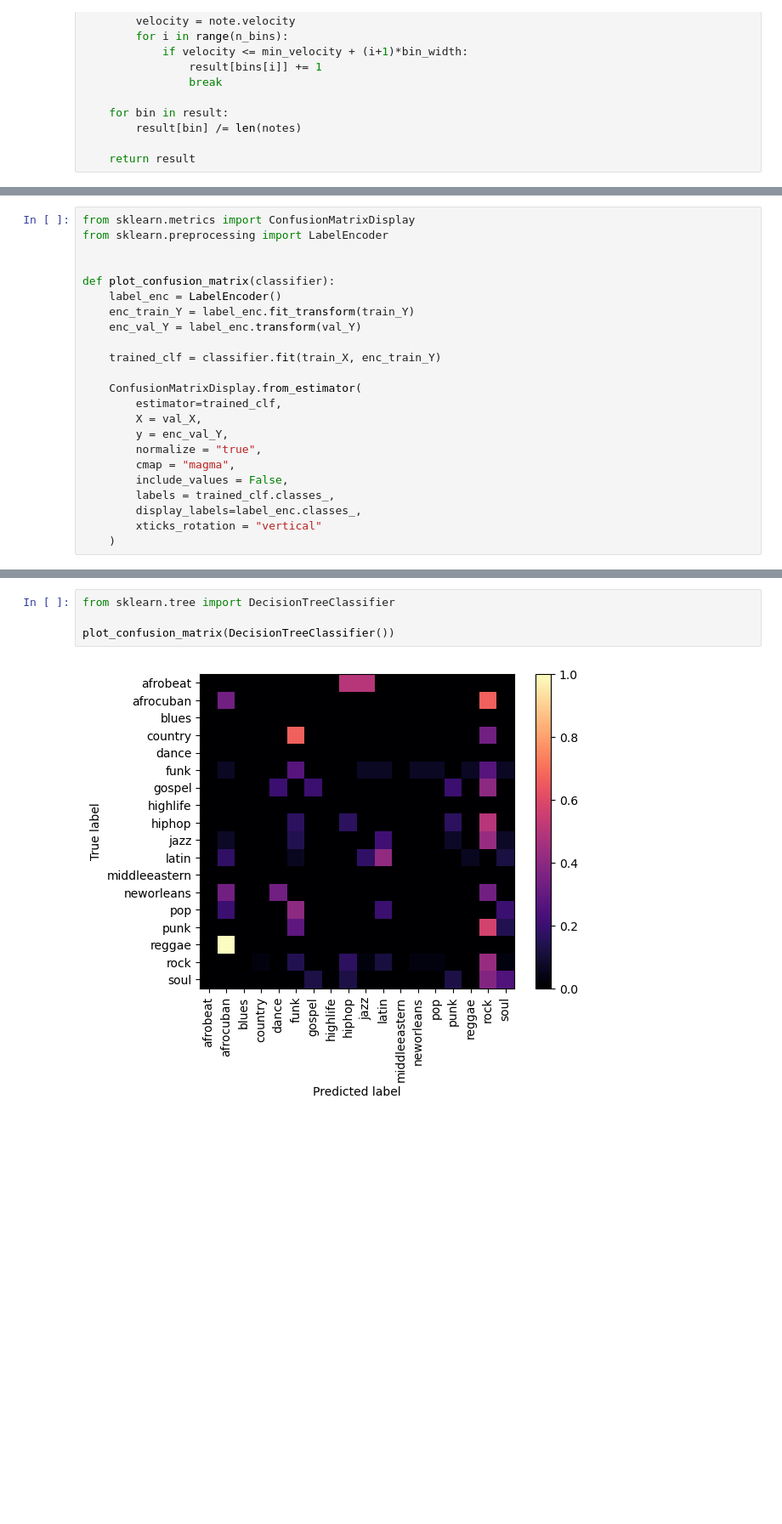
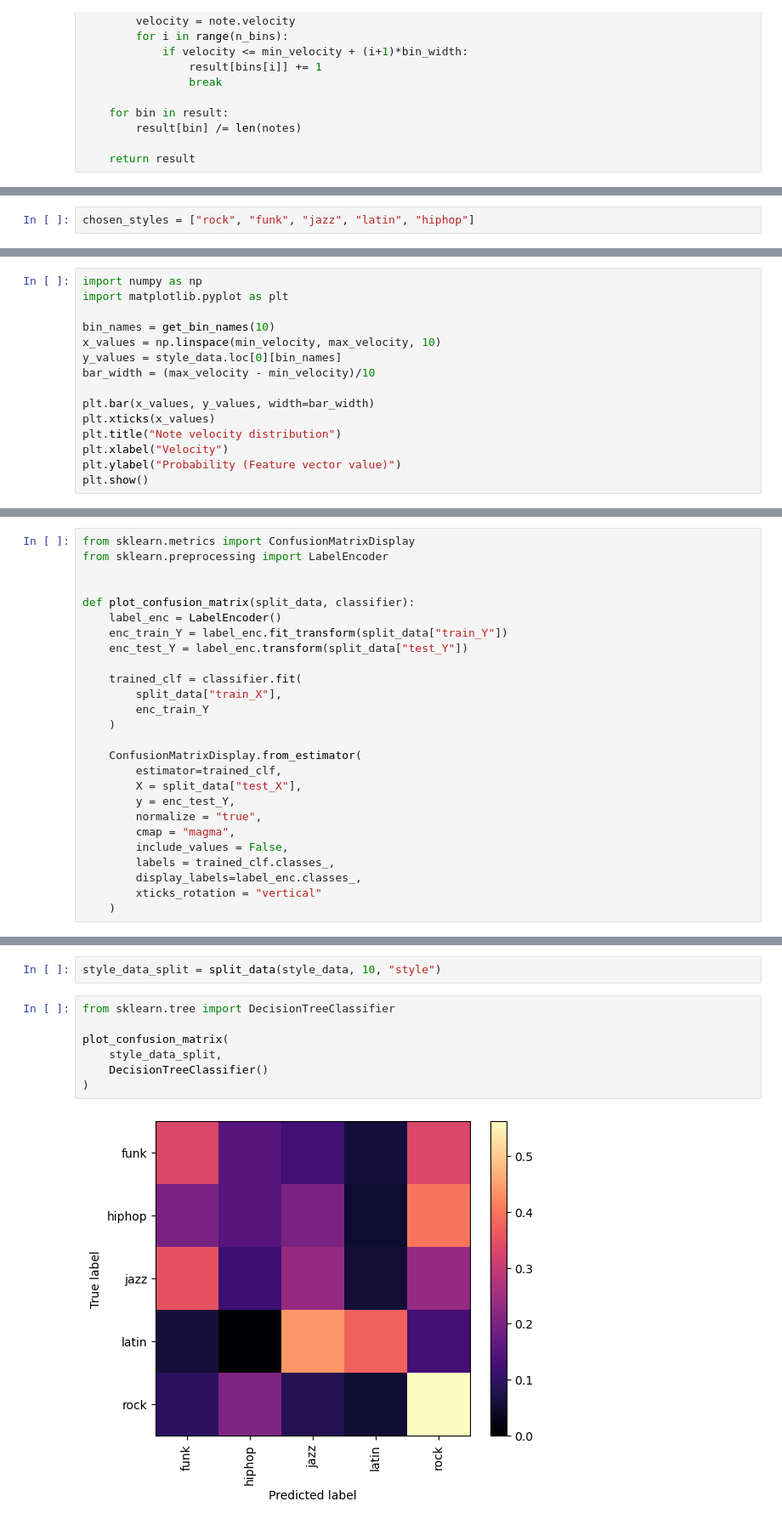
Before and after one commit to kermo-git/DrumMIDIStylePrediction, a Jupyter notebook: project.ipynb, the cells around one changed output, grey strips where cells are left out. Shown at 85% size. Drawn from its saved outputs; the diff is of its cells as text; blank space fills up the shorter version.

```diff
--- a/project.ipynb
+++ b/project.ipynb
@@ -56,0 +110,2 @@ def get_velocity_bins(midi_file: str,
+# %%
+chosen_styles = ["rock", "funk", "jazz", "latin", "hiphop"]
@@ -94,0 +173,15 @@ df.head()
+# %%
+import numpy as np
+import matplotlib.pyplot as plt
+
+bin_names = get_bin_names(10)
+x_values = np.linspace(min_velocity, max_velocity, 10)
+y_values = style_data.loc[0][bin_names]
+bar_width = (max_velocity - min_velocity)/10
+
+plt.bar(x_values, y_values, width=bar_width)
+plt.xticks(x_values)
+plt.title("Note velocity distribution")
+plt.xlabel("Velocity")
+plt.ylabel("Probability (Feature vector value)")
+plt.show()
@@ -116,17 +210,20 @@ from sklearn.metrics import ConfusionMatrixDisplay
 from sklearn.preprocessing import LabelEncoder
 
 
-def plot_confusion_matrix(classifier):
+def plot_confusion_matrix(split_data, classifier):
     label_enc = LabelEncoder()
-    enc_train_Y = label_enc.fit_transform(train_Y)
-    enc_val_Y = label_enc.transform(val_Y)
+    enc_train_Y = label_enc.fit_transform(split_data["train_Y"])
+    enc_test_Y = label_enc.transform(split_data["test_Y"])
 
-    trained_clf = classifier.fit(train_X, enc_train_Y)
+    trained_clf = classifier.fit(
+        split_data["train_X"],
+        enc_train_Y
+    )
 
     ConfusionMatrixDisplay.from_estimator(
         estimator=trained_clf,
-        X = val_X,
-        y = enc_val_Y,
+        X = split_data["test_X"],
+        y = enc_test_Y,
         normalize = "true",
         cmap = "magma",
         include_values = False,
@@ -137,9 +236,14 @@ def plot_confusion_matrix(classifier):
+# %%
+style_data_split = split_data(style_data, 10, "style")
 # %%
 from sklearn.tree import DecisionTreeClassifier
 
-plot_confusion_matrix(DecisionTreeClassifier())
+plot_confusion_matrix(
+    style_data_split,
+    DecisionTreeClassifier()
+)
 # %% [output]
-[figure, old version]
+[figure, new version]
 # %%
 from sklearn.ensemble import RandomForestClassifier
 
```
Also changed, not shown: parts of 33 cells of this notebook, 1 other file.
